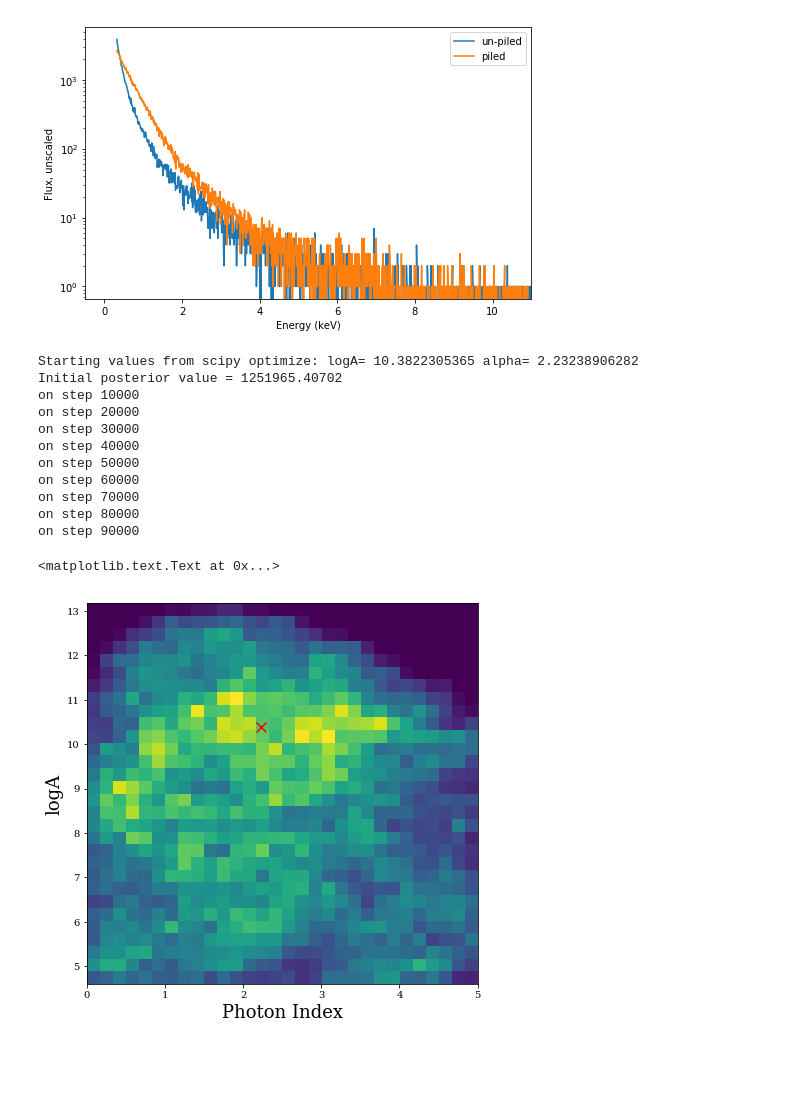
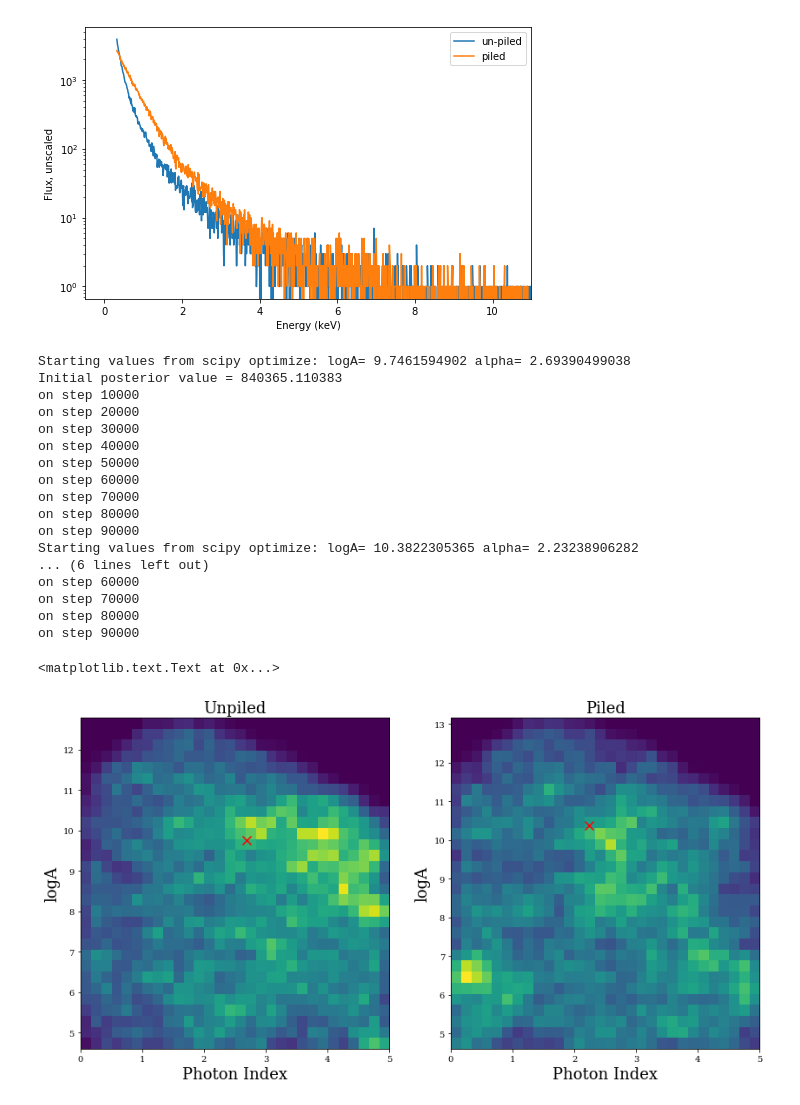
Before and after one commit to dirac-institute/PileupABC, a Jupyter notebook: Margaret/metropolis_hastings_mcmc.ipynb, the cells around one changed output. Saved outputs shown, nothing was run; the diff lists cells and outputs as text; code cells hidden in the pictures; blank space fills up the shorter version.

Commit message:
Including output from Metropolis-Hastings fitting

```diff
--- a/Margaret/metropolis_hastings_mcmc.ipynb
+++ b/Margaret/metropolis_hastings_mcmc.ipynb
@@ -103,10 +103,11 @@ def metropolis_hastings(data,E_max,E_min):
                 continue
     return logA_vals, alpha_vals, post_vals
 # %%
-logA,alpha,posteriors=metropolis_hastings(piled_hist,ENERG_HI,ENERG_LO)
+logA,alpha,posteriors=metropolis_hastings(energy_hist,ENERG_HI,ENERG_LO)
+logA_piled,alpha_piled,posteriors_piled=metropolis_hastings(piled_hist,ENERG_HI,ENERG_LO)
 # %% [output]
-Starting values from scipy optimize: logA= 10.3822305365 alpha= 2.23238906282
-Initial posterior value = 1251965.40702
+Starting values from scipy optimize: logA= 9.7461594902 alpha= 2.69390499038
+Initial posterior value = 840365.110383
 on step 10000
 on step 20000
 on step 30000
@@ -116,13 +117,26 @@ on step 60000
 on step 70000
 on step 80000
 on step 90000
+Starting values from scipy optimize: logA= 10.3822305365 alpha= 2.23238906282
+... (6 lines left out)
+on step 60000
+on step 70000
+on step 80000
+on step 90000
 # %%
 plt.rc('font', family='serif')
-fig,ax=plt.subplots(figsize=(7,7))
-ax.hist2d(alpha,logA,bins=[30,30])
-ax.scatter(2.23238906282,10.3822305365,marker='x',color='r',s=100)
-ax.set_xlabel('Photon Index',fontsize=18)
-ax.set_ylabel('logA',fontsize=18)
+fig,ax=plt.subplots(nrows=1,ncols=2,figsize=(14,7))
+ax[0].hist2d(alpha,logA,bins=[30,30])
+ax[0].scatter(2.69390499038,9.7461594902,marker='x',color='r',s=100)
+ax[0].set_xlabel('Photon Index',fontsize=18)
+ax[0].set_ylabel('logA',fontsize=18)
+ax[0].set_title('Unpiled',fontsize=18)
+
+ax[1].hist2d(alpha_piled,logA_piled,bins=[30,30])
+ax[1].scatter(2.23238906282,10.3822305365,marker='x',color='r',s=100)
+ax[1].set_xlabel('Photon Index',fontsize=18)
+ax[1].set_ylabel('logA',fontsize=18)
+ax[1].set_title('Piled',fontsize=18)
 # %% [output]
 <matplotlib.text.Text at 0x...>
-[figure, old version]
+[figure, new version]
```
Also changed, not shown: parts of 2 cells of this notebook.
